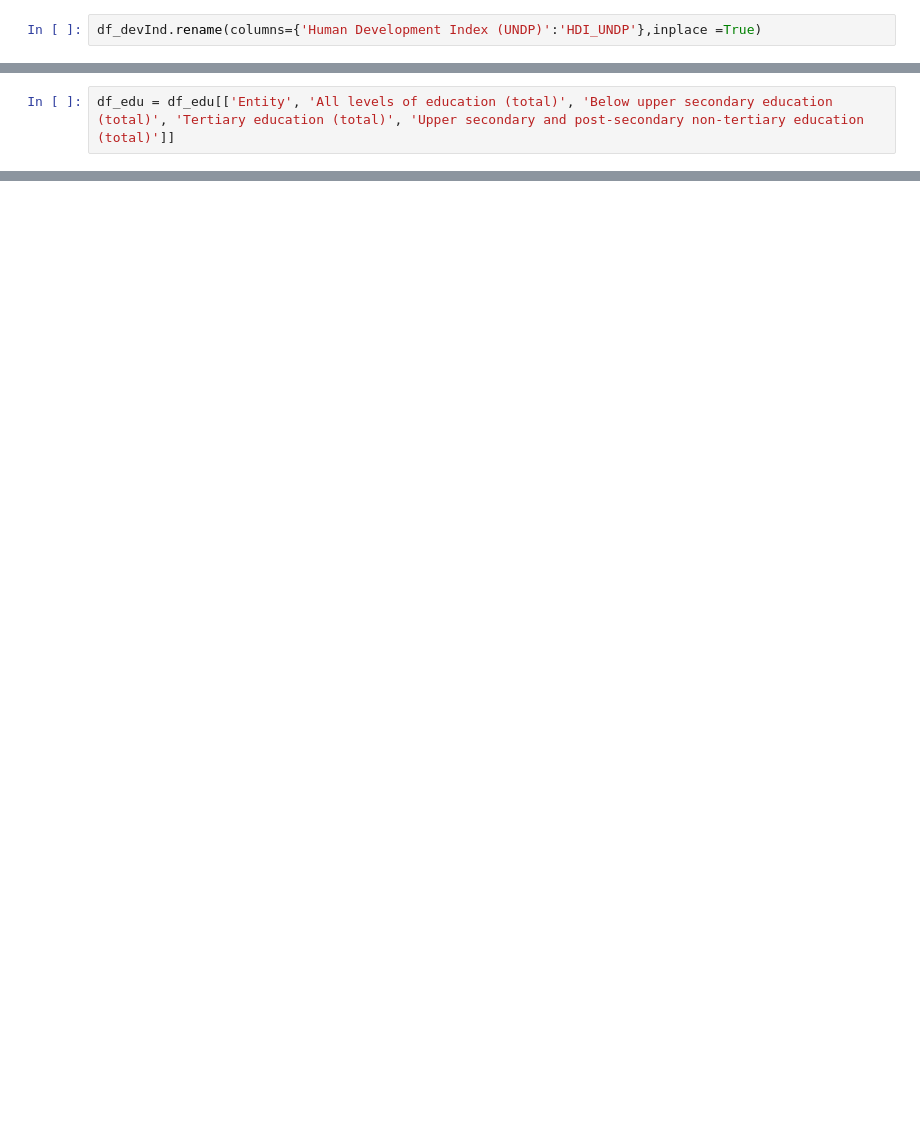
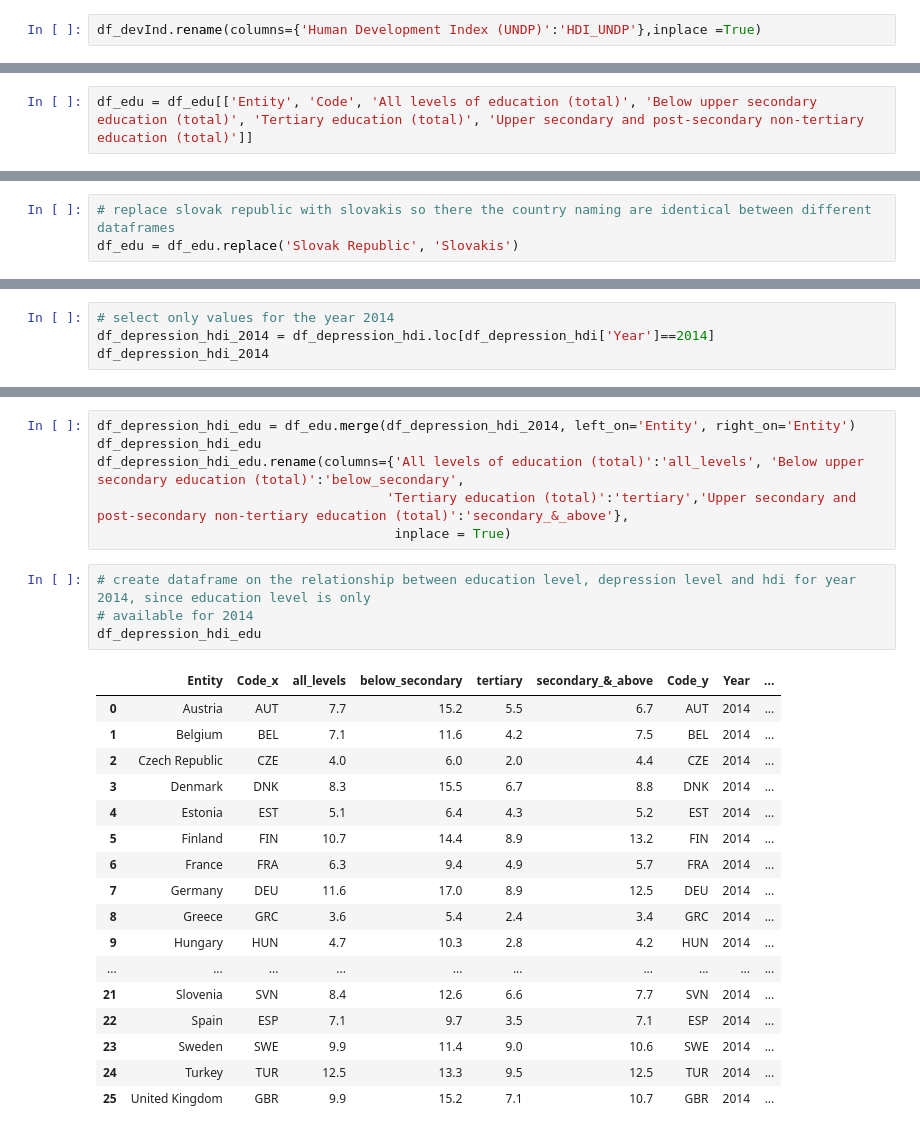
Before and after one commit to Brunadiasmiguel/depression, a Jupyter notebook: data-wrangling/depression_education_analysis_leo.ipynb, the cells around one changed output, grey strips where cells are left out. Saved outputs shown, nothing was run; the diff lists cells and outputs as text; blank space fills up the shorter version.

```diff
--- a/data-wrangling/depression_education_analysis_leo.ipynb
+++ b/data-wrangling/depression_education_analysis_leo.ipynb
@@ -224,2 +201,2 @@ df_devInd_pivot
 # %%
-df_edu = df_edu[['Entity', 'All levels of education (total)', 'Below upper secondary education (total)', 'Tertiary education (total)', 'Upper secondary and post-secondary non-tertiary education (total)']]
+df_edu = df_edu[['Entity', 'Code', 'All levels of education (total)', 'Below upper secondary education (total)', 'Tertiary education (total)', 'Upper secondary and post-secondary non-tertiary education (total)']]
@@ -234,0 +203,3 @@ df_edu.head()
+# %%
+# replace slovak republic with slovakis so there the country naming are identical between different dataframes
+df_edu = df_edu.replace('Slovak Republic', 'Slovakis')
@@ -234,0 +208,4 @@ df_edu.head()
+# %%
+# select only values for the year 2014
+df_depression_hdi_2014 = df_depression_hdi.loc[df_depression_hdi['Year']==2014]
+df_depression_hdi_2014
@@ -234,0 +226,28 @@ df_edu.head()
+# %%
+df_depression_hdi_edu = df_edu.merge(df_depression_hdi_2014, left_on='Entity', right_on='Entity')
+df_depression_hdi_edu
+df_depression_hdi_edu.rename(columns={'All levels of education (total)':'all_levels', 'Below upper secondary education (total)':'below_secondary',
+                                     'Tertiary education (total)':'tertiary','Upper secondary and post-secondary non-tertiary education (total)':'secondary_&_above'},
+                                      inplace = True)
+# %%
+# create dataframe on the relationship between education level, depression level and hdi for year 2014, since education level is only
+# available for 2014
+df_depression_hdi_edu
+# %% [output]
+|  | Entity | Code_x | all_levels | below_secondary | tertiary | secondary_&_above | Code_y | Year | ... |
+| 0 | Austria | AUT | 7.7 | 15.2 | 5.5 | 6.7 | AUT | 2014 | ... |
+| 1 | Belgium | BEL | 7.1 | 11.6 | 4.2 | 7.5 | BEL | 2014 | ... |
+| 2 | Czech Republic | CZE | 4.0 | 6.0 | 2.0 | 4.4 | CZE | 2014 | ... |
+| 3 | Denmark | DNK | 8.3 | 15.5 | 6.7 | 8.8 | DNK | 2014 | ... |
+| 4 | Estonia | EST | 5.1 | 6.4 | 4.3 | 5.2 | EST | 2014 | ... |
+| 5 | Finland | FIN | 10.7 | 14.4 | 8.9 | 13.2 | FIN | 2014 | ... |
+| 6 | France | FRA | 6.3 | 9.4 | 4.9 | 5.7 | FRA | 2014 | ... |
+| 7 | Germany | DEU | 11.6 | 17.0 | 8.9 | 12.5 | DEU | 2014 | ... |
+| 8 | Greece | GRC | 3.6 | 5.4 | 2.4 | 3.4 | GRC | 2014 | ... |
+| 9 | Hungary | HUN | 4.7 | 10.3 | 2.8 | 4.2 | HUN | 2014 | ... |
+| ... | ... | ... | ... | ... | ... | ... | ... | ... | ... |
+| 21 | Slovenia | SVN | 8.4 | 12.6 | 6.6 | 7.7 | SVN | 2014 | ... |
+| 22 | Spain | ESP | 7.1 | 9.7 | 3.5 | 7.1 | ESP | 2014 | ... |
+| 23 | Sweden | SWE | 9.9 | 11.4 | 9.0 | 10.6 | SWE | 2014 | ... |
+| 24 | Turkey | TUR | 12.5 | 13.3 | 9.5 | 12.5 | TUR | 2014 | ... |
+| 25 | United Kingdom | GBR | 9.9 | 15.2 | 7.1 | 10.7 | GBR | 2014 | ... |
```
Also changed, not shown: parts of 67 cells of this notebook, 1 other file.
